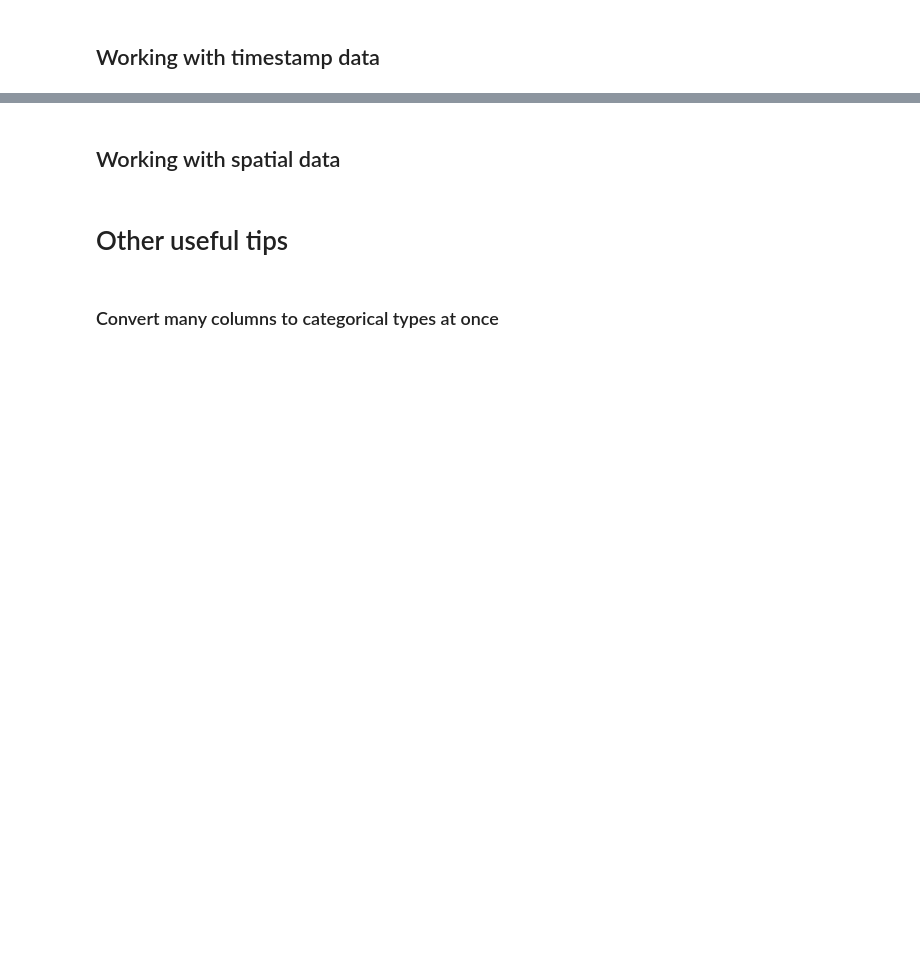
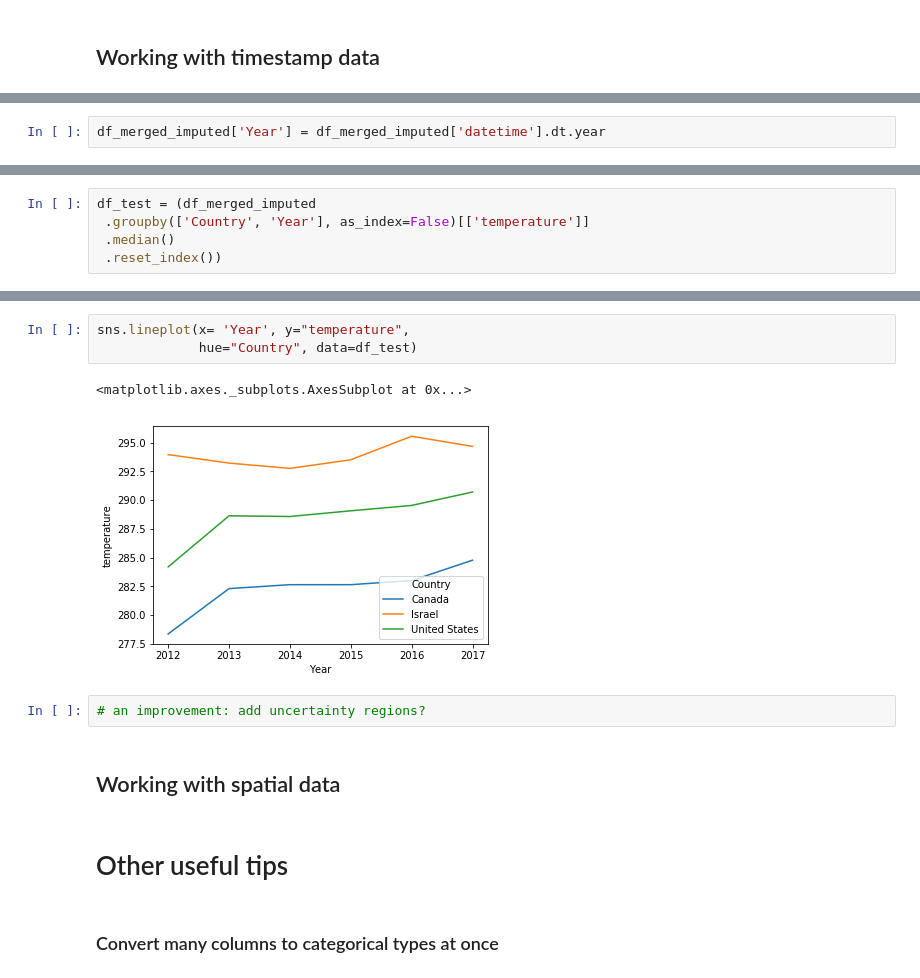
Before and after one commit to chengyin38/datafest19_tutorial, a Jupyter notebook: Tutorial_Data_Exploration.ipynb, the cells around one changed output, grey strips where cells are left out. Cells and saved outputs as stored; diff of their text form; blank space fills up the shorter version.

```diff
--- a/Tutorial_Data_Exploration.ipynb
+++ b/Tutorial_Data_Exploration.ipynb
@@ -520,0 +569,2 @@ scatter_matrix(df_merged_imputed[['wind_speed', 'wind_direction']], alpha=0.2, d
+# %%
+df_merged_imputed['Year'] = df_merged_imputed['datetime'].dt.year
@@ -520,0 +582,5 @@ scatter_matrix(df_merged_imputed[['wind_speed', 'wind_direction']], alpha=0.2, d
+# %%
+df_test = (df_merged_imputed
+ .groupby(['Country', 'Year'], as_index=False)[['temperature']]
+ .median()
+ .reset_index())
@@ -521,3 +607,11 @@ scatter_matrix(df_merged_imputed[['wind_speed', 'wind_direction']], alpha=0.2, d
+# %%
+sns.lineplot(x= 'Year', y="temperature",
+             hue="Country", data=df_test)
+# %% [output]
+<matplotlib.axes._subplots.AxesSubplot at 0x...>
+[figure, added]
+# %%
+# an improvement: add uncertainty regions?
 # %% [markdown]
 ## Working with spatial data
 # %% [markdown]
```
Also changed, not shown: parts of 23 cells of this notebook.
